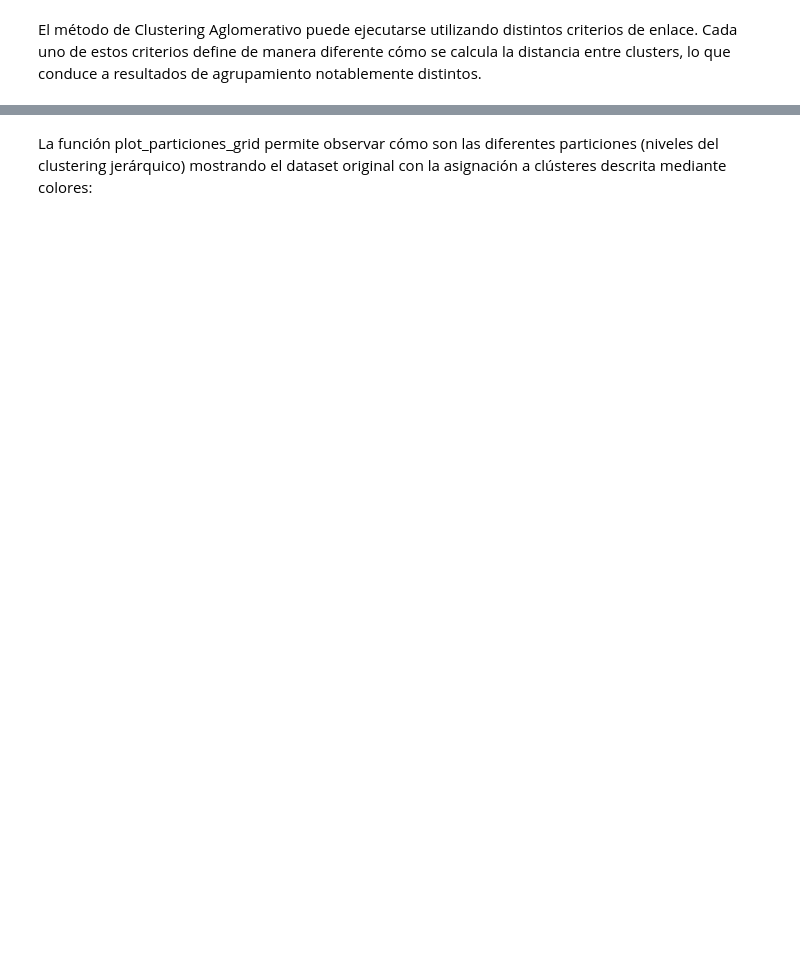
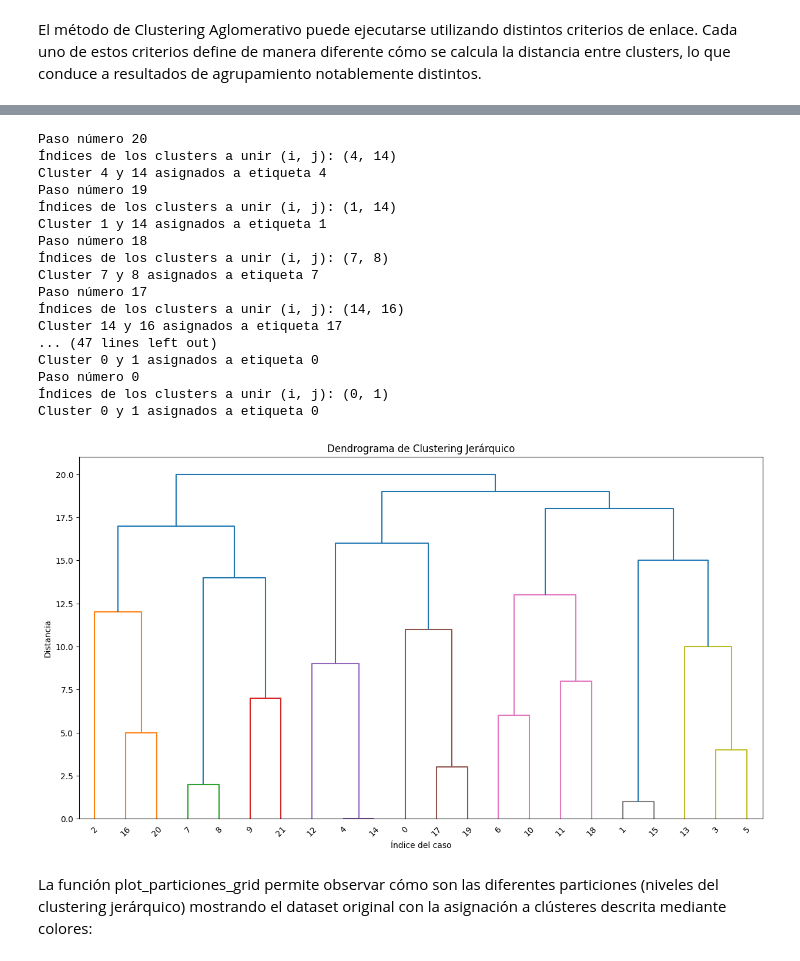
Before and after one commit to SandraNavarrete-docente/aprendizaje-automatico-252601, a Jupyter notebook: 04-MODELOS-NO-SUPERVISADOS/4_5_1_Métodos_de_clustering_jerarquico.ipynb, the cells around one changed output, grey strips where cells are left out. Saved outputs shown, nothing was run; the diff lists cells and outputs as text; code cells hidden in the pictures; blank space fills up the shorter version.

```diff
--- a/04-MODELOS-NO-SUPERVISADOS/4_5_1_Métodos_de_clustering_jerarquico.ipynb
+++ b/04-MODELOS-NO-SUPERVISADOS/4_5_1_Métodos_de_clustering_jerarquico.ipynb
@@ -223,7 +229,7 @@ def AverageLinkage(mD, clust_actuales, particion):
             indices_C1_C2 = np.ix_(exC1, exC2)
             #Usando la matriz distancias `mD`, calculamos la distancia MEDIA
             # entre un cluster y el otro, usando sus indices
-            mDC[n1,n2] = ## P3. Tu código aquí ##
+            mDC[n1,n2] = np.mean(mD[indices_C1_C2])## P3. Tu código aquí ##
     np.fill_diagonal(mDC, np.max(mDC)*2)
     return mDC
 # %%
@@ -282,3 +326,26 @@ El método de Clustering Aglomerativo puede ejecutarse utilizando distintos crit
+# %%
+mParticiones_avg = clustering_aglomerativo(mD, AverageLinkage)
+
+plot_dendrograma_de_mparticiones(mD, mParticiones_avg)
+# %% [output]
+Paso número 20
+Índices de los clusters a unir (i, j): (4, 14)
+Cluster 4 y 14 asignados a etiqueta 4
+Paso número 19
+Índices de los clusters a unir (i, j): (1, 14)
+Cluster 1 y 14 asignados a etiqueta 1
+Paso número 18
+Índices de los clusters a unir (i, j): (7, 8)
+Cluster 7 y 8 asignados a etiqueta 7
+Paso número 17
+Índices de los clusters a unir (i, j): (14, 16)
+Cluster 14 y 16 asignados a etiqueta 17
+... (47 lines left out)
+Cluster 0 y 1 asignados a etiqueta 0
+Paso número 0
+Índices de los clusters a unir (i, j): (0, 1)
+Cluster 0 y 1 asignados a etiqueta 0
+[figure, added]
 # %% [markdown]
 La función plot_particiones_grid permite observar cómo son las diferentes particiones (niveles del clustering jerárquico) mostrando el dataset original con la asignación a clústeres descrita mediante colores:
 # %%
```
Also changed, not shown: parts of 21 cells of this notebook.
